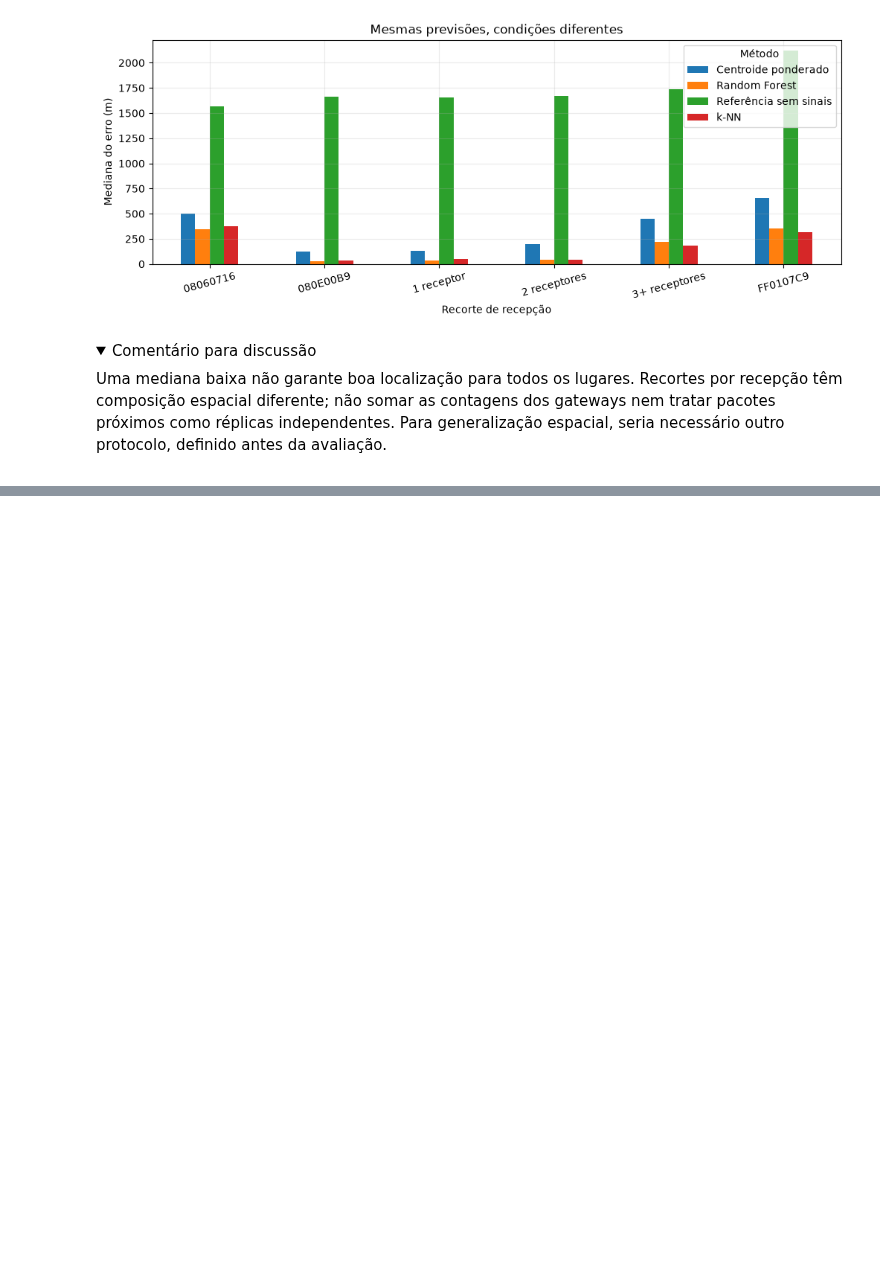
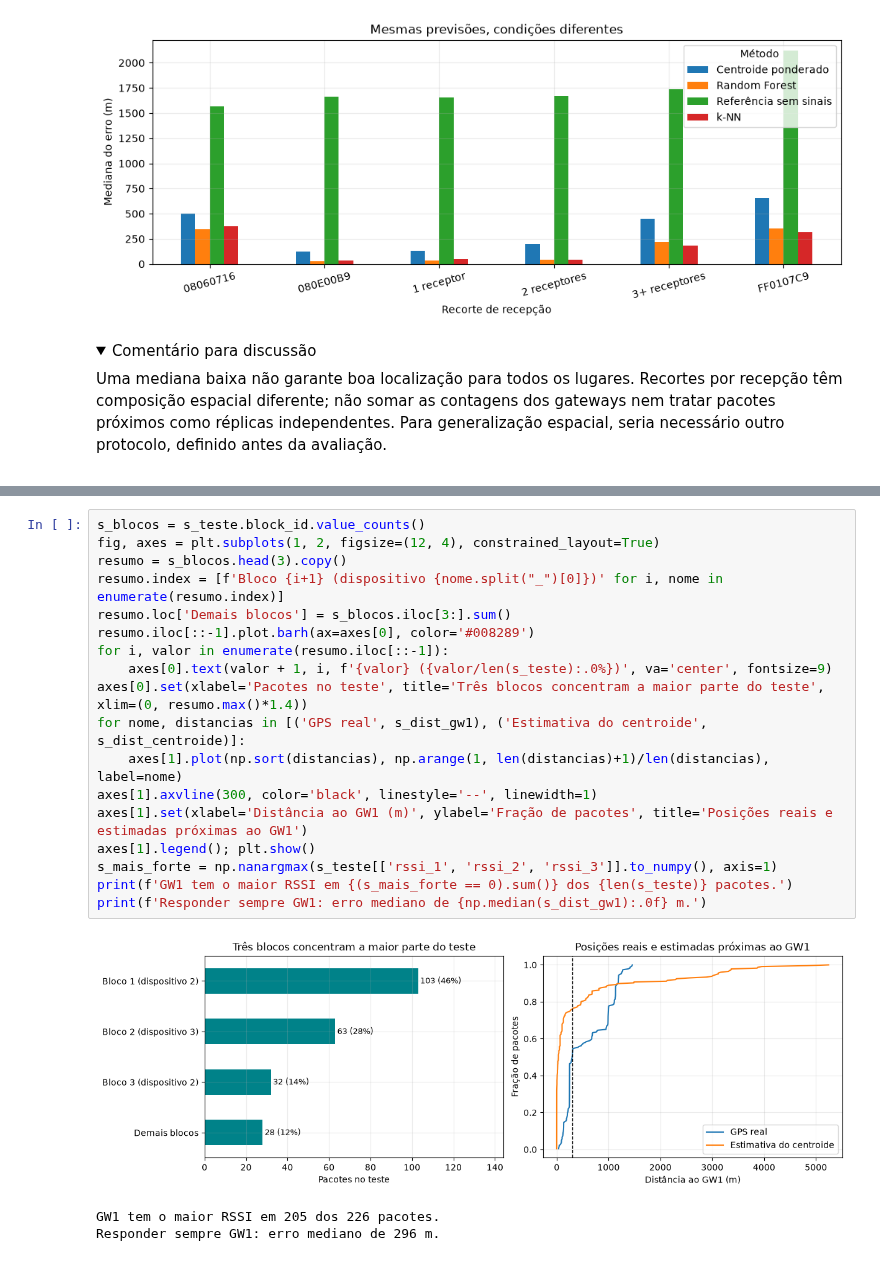
Before and after one commit to LorenzoDonatti/ML_meets_networks_ERRC2026, a Jupyter notebook: notebooks/01_localizacao.ipynb, the cells around one changed output, grey strips where cells are left out. Drawn from its saved outputs; the diff is of its cells as text; folded sections open; blank space fills up the shorter version.

```diff
--- a/notebooks/01_localizacao.ipynb
+++ b/notebooks/01_localizacao.ipynb
@@ -483,0 +507,22 @@ comparação direta com seus números. Procedência, exclusões, datas e hashes
+# %%
+s_blocos = s_teste.block_id.value_counts()
+fig, axes = plt.subplots(1, 2, figsize=(12, 4), constrained_layout=True)
+resumo = s_blocos.head(3).copy()
+resumo.index = [f'Bloco {i+1} (dispositivo {nome.split("_")[0]})' for i, nome in enumerate(resumo.index)]
+resumo.loc['Demais blocos'] = s_blocos.iloc[3:].sum()
+resumo.iloc[::-1].plot.barh(ax=axes[0], color='#008289')
+for i, valor in enumerate(resumo.iloc[::-1]):
+    axes[0].text(valor + 1, i, f'{valor} ({valor/len(s_teste):.0%})', va='center', fontsize=9)
+axes[0].set(xlabel='Pacotes no teste', title='Três blocos concentram a maior parte do teste', xlim=(0, resumo.max()*1.4))
+for nome, distancias in [('GPS real', s_dist_gw1), ('Estimativa do centroide', s_dist_centroide)]:
+    axes[1].plot(np.sort(distancias), np.arange(1, len(distancias)+1)/len(distancias), label=nome)
+axes[1].axvline(300, color='black', linestyle='--', linewidth=1)
+axes[1].set(xlabel='Distância ao GW1 (m)', ylabel='Fração de pacotes', title='Posições reais e estimadas próximas ao GW1')
+axes[1].legend(); plt.show()
+s_mais_forte = np.nanargmax(s_teste[['rssi_1', 'rssi_2', 'rssi_3']].to_numpy(), axis=1)
+print(f'GW1 tem o maior RSSI em {(s_mais_forte == 0).sum()} dos {len(s_teste)} pacotes.')
+print(f'Responder sempre GW1: erro mediano de {np.median(s_dist_gw1):.0f} m.')
+# %% [output]
+[figure, added]
+GW1 tem o maior RSSI em 205 dos 226 pacotes.
+Responder sempre GW1: erro mediano de 296 m.
```
Also changed, not shown: parts of 8 cells of this notebook, 11 other files.
